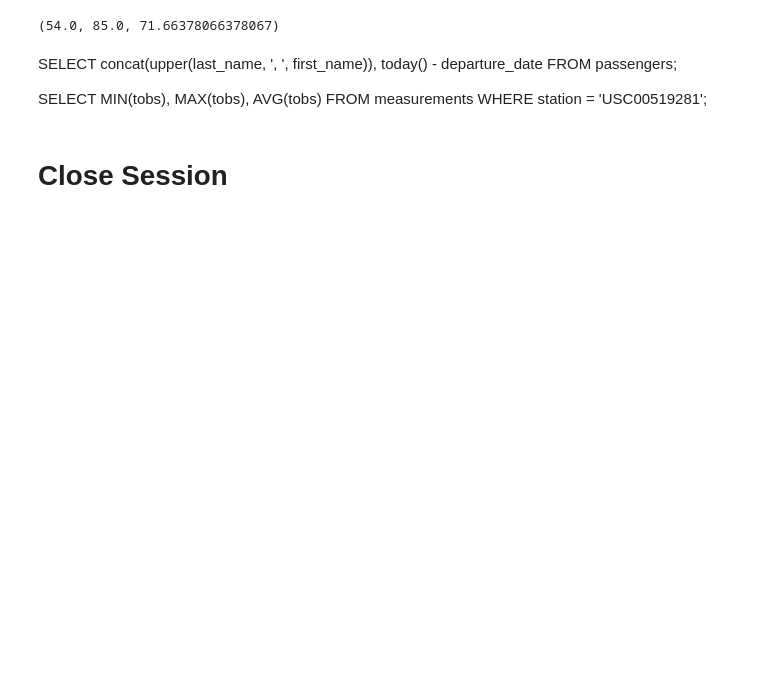
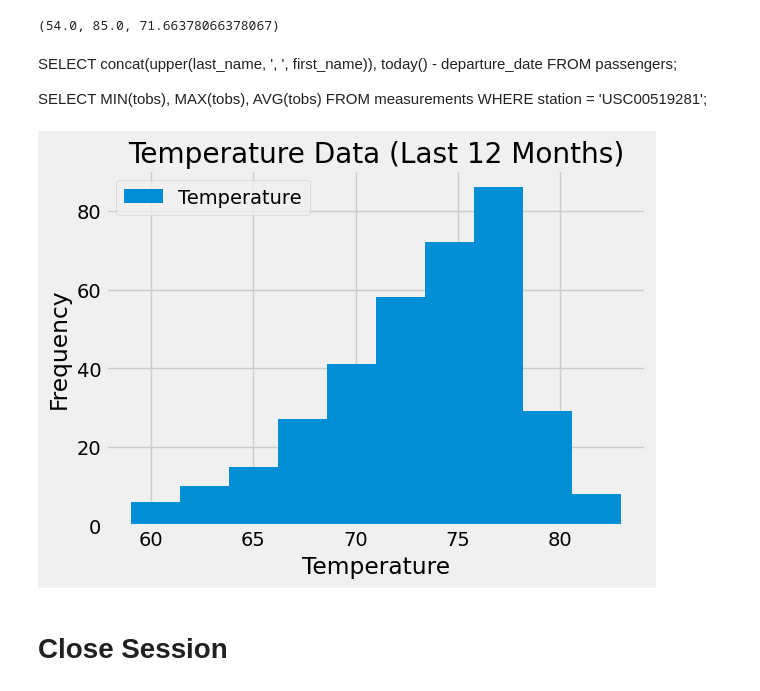
Before and after one commit to laurajanefaulds/sqlalchemy-challenge, a Jupyter notebook: SurfsUp/LFclimate_starter.ipynb, the cells around one changed output. Drawn from its saved outputs; the diff is of its cells as text; code cells hidden in the pictures; blank space fills up the shorter version.

```diff
--- a/SurfsUp/LFclimate_starter.ipynb
+++ b/SurfsUp/LFclimate_starter.ipynb
@@ -154,3 +146,37 @@ WHERE station = 'USC00519281'
+# %%
+# # Using the most active station id
+# # Query the last 12 months of temperature observation data for this station and plot the results as a histogram
+# last_twelve_months = session.query(Measurement.tobs)\
+#                 .filter(Measurement.station == 'USC00519281')\
+#                 .filter(Measurement.date >= last_year_date)\
+#                 .all()
+
+# last_twelve_months_df= pd.DataFrame(last_twelve_months, columns=["Temperature", "Frequency"])
+
+
+# last_twelve_months_df(kind='histogram', x="Temperature", y="Frequency")
+# plt.xlabel("Temperature")
+# plt.ylabel("Frequency")
+# plt.title("Precipitation Data (Last 12 Months)")
+# plt.tight_layout()
+# plt.show()
+
+last_twelve_months = session.query(Measurement.tobs)\
+    .filter(Measurement.station == 'USC00519281')\
+    .filter(Measurement.date >= last_year_date)\
+    .all()
+
+last_twelve_months_df = pd.DataFrame(last_twelve_months, columns=["Temperature"])
+
+last_twelve_months_df.plot(kind='hist')
+
+plt.xlabel("Temperature")
+plt.ylabel("Frequency")
+plt.title("Temperature Data (Last 12 Months)")
+plt.tight_layout()
+plt.show()
+# %% [output]
+[figure, added]
 # %% [markdown]
 # Close Session
 # %%
```
Also changed, not shown: parts of 3 cells of this notebook.
